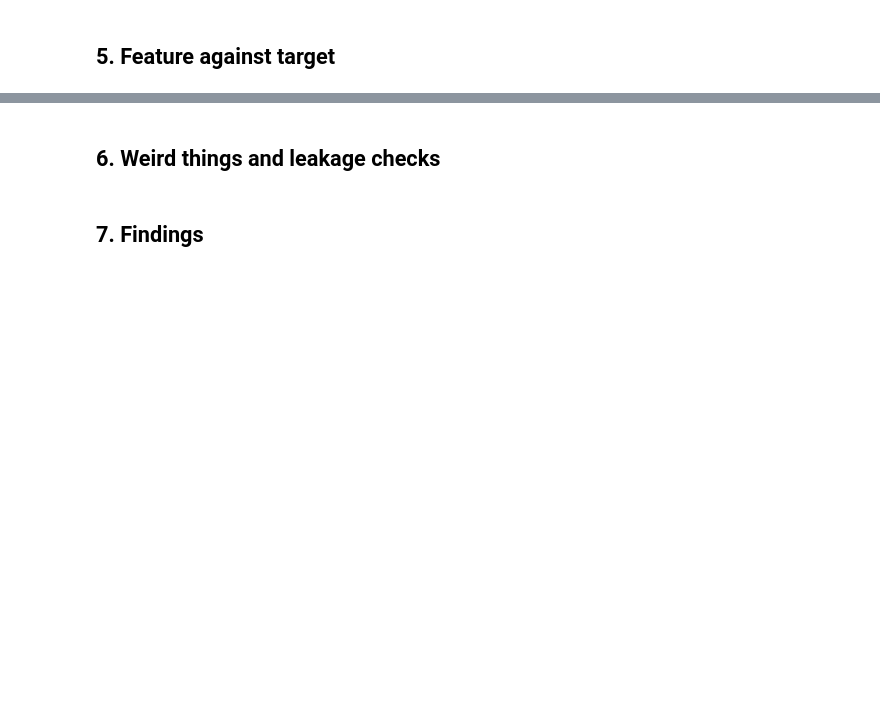
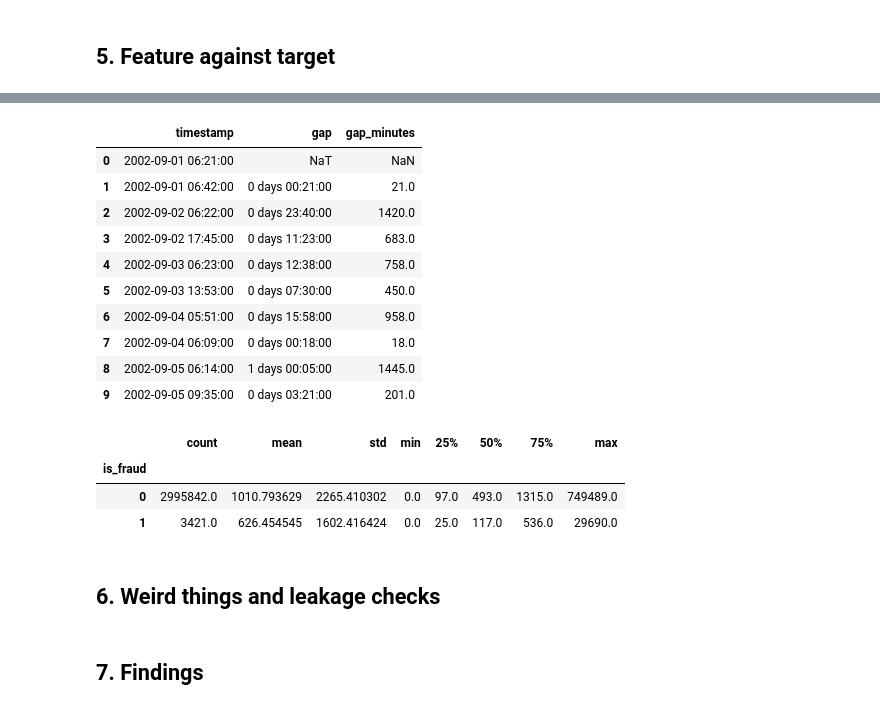
Before and after one commit to Ankush-Manhas840/fraud-detection-realtime, a Jupyter notebook: notebooks/01b_eda_ibm.ipynb, the cells around one changed output, grey strips where cells are left out. Drawn from its saved outputs; the diff is of its cells as text; code cells hidden in the pictures; blank space fills up the shorter version.

```diff
--- a/notebooks/01b_eda_ibm.ipynb
+++ b/notebooks/01b_eda_ibm.ipynb
@@ -196,3 +430,25 @@ df.loc[4099:4099+6]
+# %%
+df["gap_minutes"]=df["gap"].dt.total_seconds()/60
+df[["timestamp","gap","gap_minutes"]].head(10)
+# %% [output]
+|  | timestamp | gap | gap_minutes |
+| 0 | 2002-09-01 06:21:00 | NaT | NaN |
+| 1 | 2002-09-01 06:42:00 | 0 days 00:21:00 | 21.0 |
+| 2 | 2002-09-02 06:22:00 | 0 days 23:40:00 | 1420.0 |
+| 3 | 2002-09-02 17:45:00 | 0 days 11:23:00 | 683.0 |
+| 4 | 2002-09-03 06:23:00 | 0 days 12:38:00 | 758.0 |
+| 5 | 2002-09-03 13:53:00 | 0 days 07:30:00 | 450.0 |
+| 6 | 2002-09-04 05:51:00 | 0 days 15:58:00 | 958.0 |
+| 7 | 2002-09-04 06:09:00 | 0 days 00:18:00 | 18.0 |
+| 8 | 2002-09-05 06:14:00 | 1 days 00:05:00 | 1445.0 |
+| 9 | 2002-09-05 09:35:00 | 0 days 03:21:00 | 201.0 |
+# %%
+df.groupby("is_fraud")["gap_minutes"].describe()
+# %% [output]
+|  | count | mean | std | min | 25% | 50% | 75% | max |
+| is_fraud |  |  |  |  |  |  |  |  |
+| 0 | 2995842.0 | 1010.793629 | 2265.410302 | 0.0 | 97.0 | 493.0 | 1315.0 | 749489.0 |
+| 1 | 3421.0 | 626.454545 | 1602.416424 | 0.0 | 25.0 | 117.0 | 536.0 | 29690.0 |
 # %% [markdown]
 ## 6. Weird things and leakage checks
 # %% [markdown]
```
Also changed, not shown: parts of 25 cells of this notebook, 2 other files.
